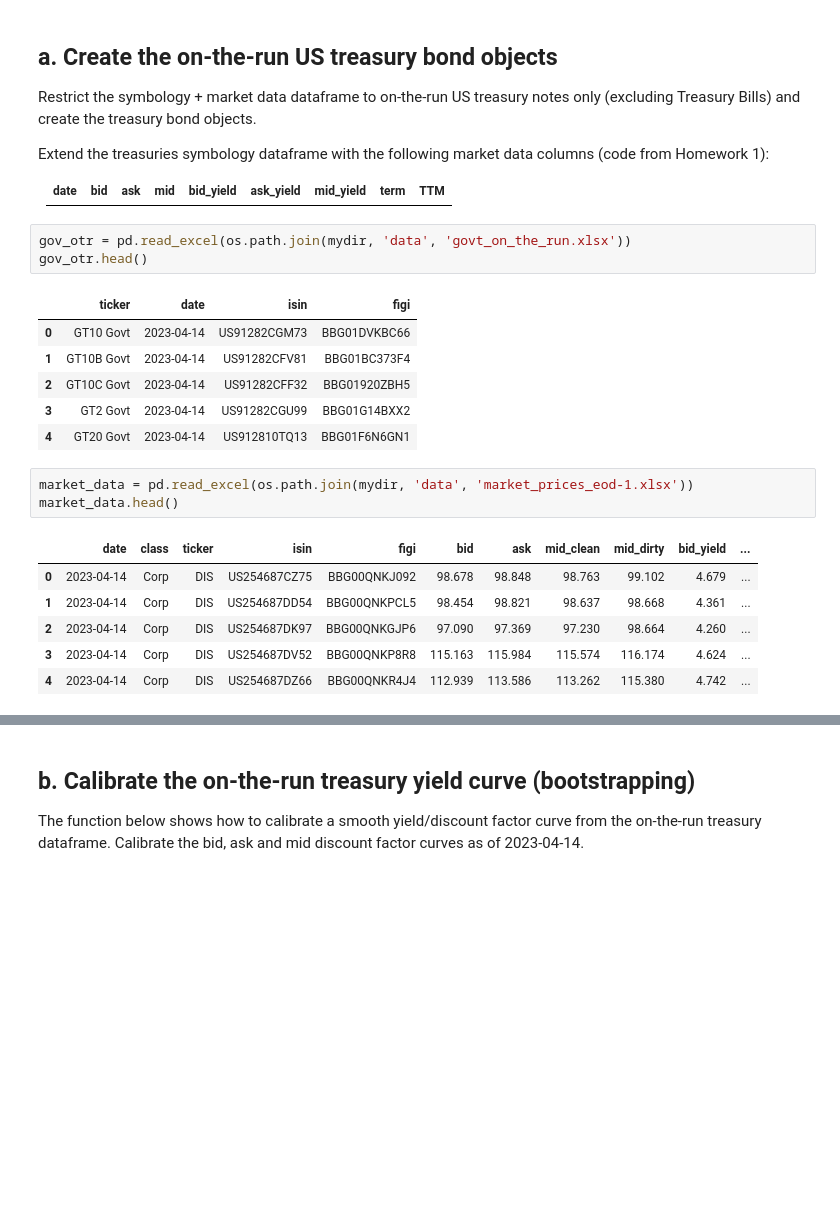
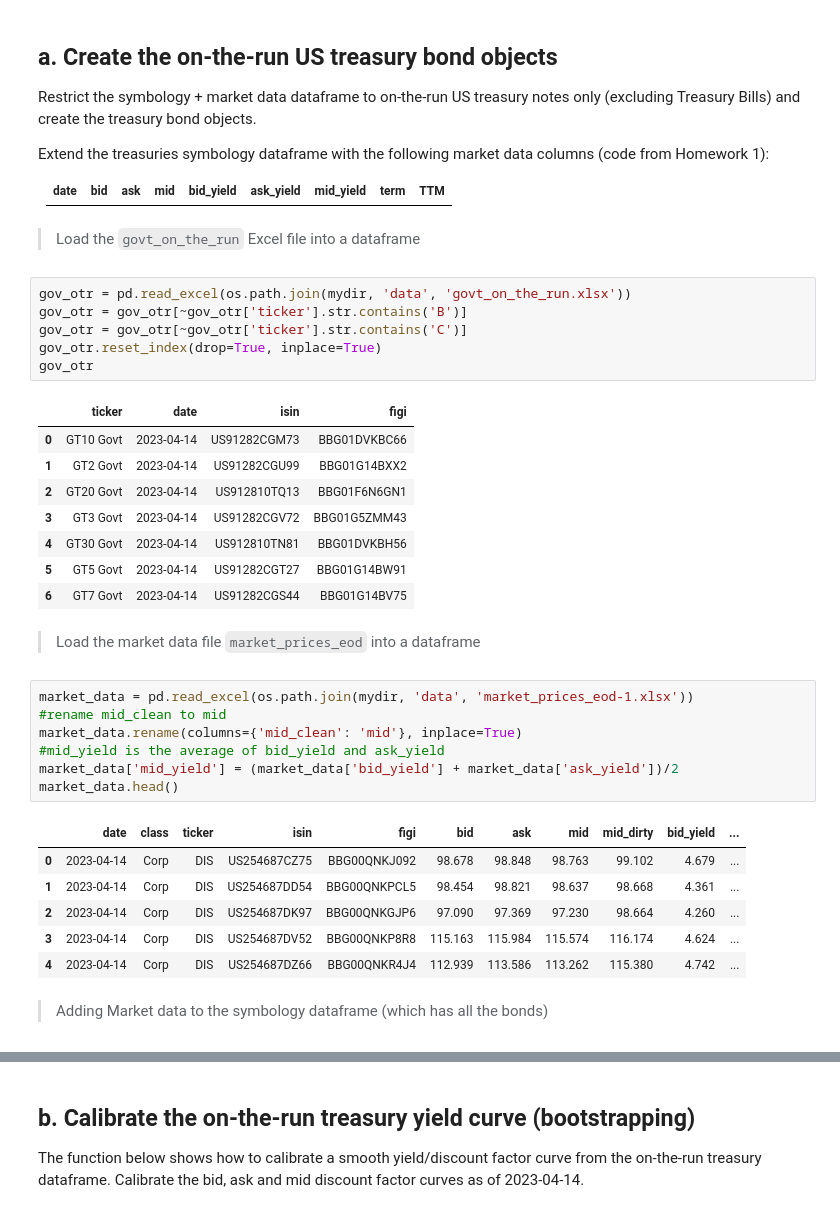
Before and after one commit to alanwake47/FINM-35700-Credit-Markets, a Jupyter notebook: week2/hw2/Homework 2-1.ipynb, the cells around one changed output, grey strips where cells are left out. Cells and saved outputs as stored; diff of their text form; blank space fills up the shorter version.

```diff
--- a/week2/hw2/Homework 2-1.ipynb
+++ b/week2/hw2/Homework 2-1.ipynb
@@ -334,25 +335,40 @@ Extend the treasuries symbology dataframe with the following market data columns
 
 | date | bid | ask | mid | bid_yield | ask_yield | mid_yield | term | TTM |
 |----------|-------|-------------|-----|----------|---------|---------|---------|---------|
+# %% [markdown]
+> Load the `govt_on_the_run` Excel file into a dataframe
 # %%
 gov_otr = pd.read_excel(os.path.join(mydir, 'data', 'govt_on_the_run.xlsx'))
-gov_otr.head()
+gov_otr = gov_otr[~gov_otr['ticker'].str.contains('B')]
+gov_otr = gov_otr[~gov_otr['ticker'].str.contains('C')]
+gov_otr.reset_index(drop=True, inplace=True)
+gov_otr
 # %% [output]
 |  | ticker | date | isin | figi |
 | 0 | GT10 Govt | 2023-04-14 | US91282CGM73 | BBG01DVKBC66 |
-| 1 | GT10B Govt | 2023-04-14 | US91282CFV81 | BBG01BC373F4 |
-| 2 | GT10C Govt | 2023-04-14 | US91282CFF32 | BBG01920ZBH5 |
-| 3 | GT2 Govt | 2023-04-14 | US91282CGU99 | BBG01G14BXX2 |
-| 4 | GT20 Govt | 2023-04-14 | US912810TQ13 | BBG01F6N6GN1 |
+| 1 | GT2 Govt | 2023-04-14 | US91282CGU99 | BBG01G14BXX2 |
+| 2 | GT20 Govt | 2023-04-14 | US912810TQ13 | BBG01F6N6GN1 |
+| 3 | GT3 Govt | 2023-04-14 | US91282CGV72 | BBG01G5ZMM43 |
+| 4 | GT30 Govt | 2023-04-14 | US912810TN81 | BBG01DVKBH56 |
+| 5 | GT5 Govt | 2023-04-14 | US91282CGT27 | BBG01G14BW91 |
+| 6 | GT7 Govt | 2023-04-14 | US91282CGS44 | BBG01G14BV75 |
+# %% [markdown]
+> Load the market data file `market_prices_eod` into a dataframe
 # %%
 market_data = pd.read_excel(os.path.join(mydir, 'data', 'market_prices_eod-1.xlsx'))
+#rename mid_clean to mid
+market_data.rename(columns={'mid_clean': 'mid'}, inplace=True)
+#mid_yield is the average of bid_yield and ask_yield
+market_data['mid_yield'] = (market_data['bid_yield'] + market_data['ask_yield'])/2
 market_data.head()
 # %% [output]
-|  | date | class | ticker | isin | figi | bid | ask | mid_clean | mid_dirty | bid_yield | ... |
+|  | date | class | ticker | isin | figi | bid | ask | mid | mid_dirty | bid_yield | ... |
 | 0 | 2023-04-14 | Corp | DIS | US254687CZ75 | BBG00QNKJ092 | 98.678 | 98.848 | 98.763 | 99.102 | 4.679 | ... |
 | 1 | 2023-04-14 | Corp | DIS | US254687DD54 | BBG00QNKPCL5 | 98.454 | 98.821 | 98.637 | 98.668 | 4.361 | ... |
 | 2 | 2023-04-14 | Corp | DIS | US254687DK97 | BBG00QNKGJP6 | 97.090 | 97.369 | 97.230 | 98.664 | 4.260 | ... |
 | 3 | 2023-04-14 | Corp | DIS | US254687DV52 | BBG00QNKP8R8 | 115.163 | 115.984 | 115.574 | 116.174 | 4.624 | ... |
 | 4 | 2023-04-14 | Corp | DIS | US254687DZ66 | BBG00QNKR4J4 | 112.939 | 113.586 | 113.262 | 115.380 | 4.742 | ... |
+# %% [markdown]
+> Adding Market data to the symbology dataframe (which has all the bonds)
 # %%
 symbology_md = pd.merge(symbology, market_data, on='figi', how='inner')
```
Also changed, not shown: parts of 10 cells of this notebook.
